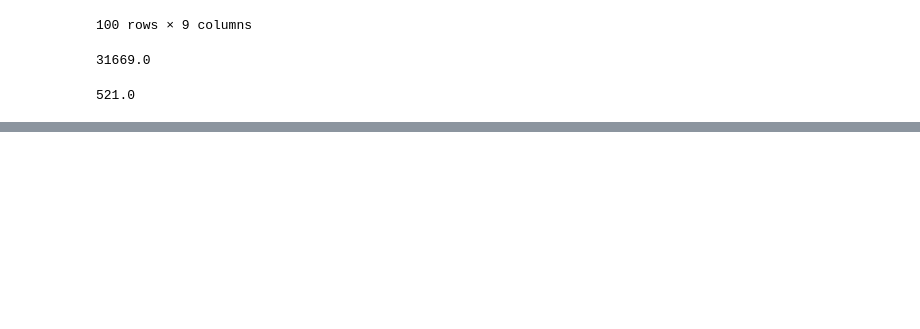
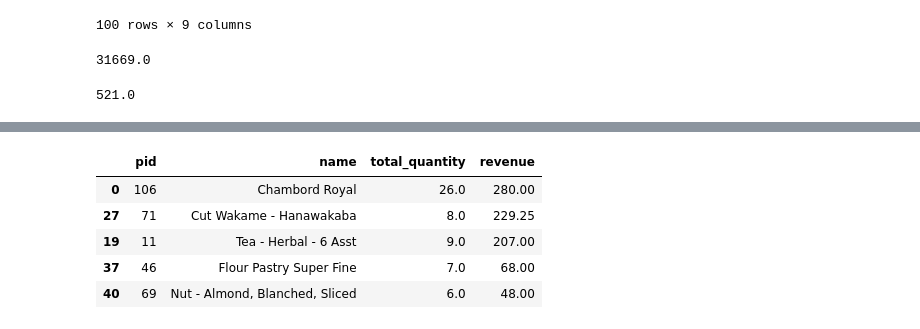
Before and after one commit to paulKinyua/Data-Science, a Jupyter notebook: task1_revised.py.ipynb, the cells around one changed output, grey strips where cells are left out. Drawn from its saved outputs; the diff is of its cells as text; code cells hidden in the pictures; blank space fills up the shorter version.

```diff
--- a/task1_revised.py.ipynb
+++ b/task1_revised.py.ipynb
@@ -118,0 +159,11 @@ sales_df['quantity'].sum()
+# %%
+#sort the dataframe and display the first 5
+df_sorted = new_df.sort_values(by='revenue', ascending=False)
+df_sorted.head()
+# %% [output]
+|  | pid | name | total_quantity | revenue |
+| 0 | 106 | Chambord Royal | 26.0 | 280.00 |
+| 27 | 71 | Cut Wakame - Hanawakaba | 8.0 | 229.25 |
+| 19 | 11 | Tea - Herbal - 6 Asst | 9.0 | 207.00 |
+| 37 | 46 | Flour Pastry Super Fine | 7.0 | 68.00 |
+| 40 | 69 | Nut - Almond, Blanched, Sliced | 6.0 | 48.00 |
```
Also changed, not shown: parts of 5 cells of this notebook.
